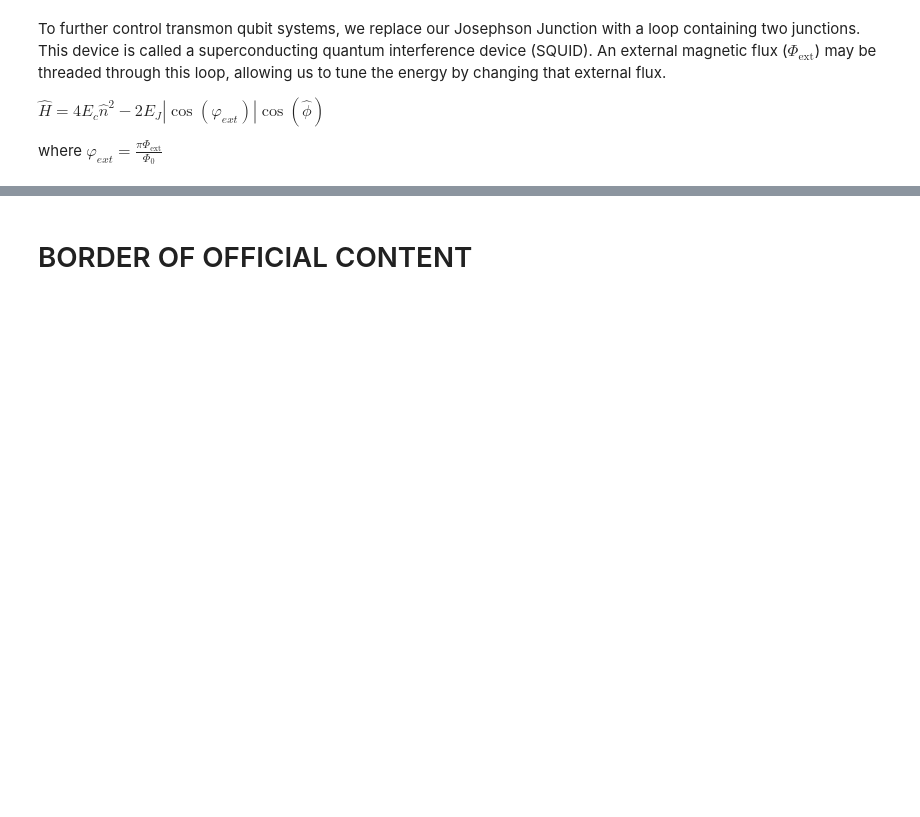
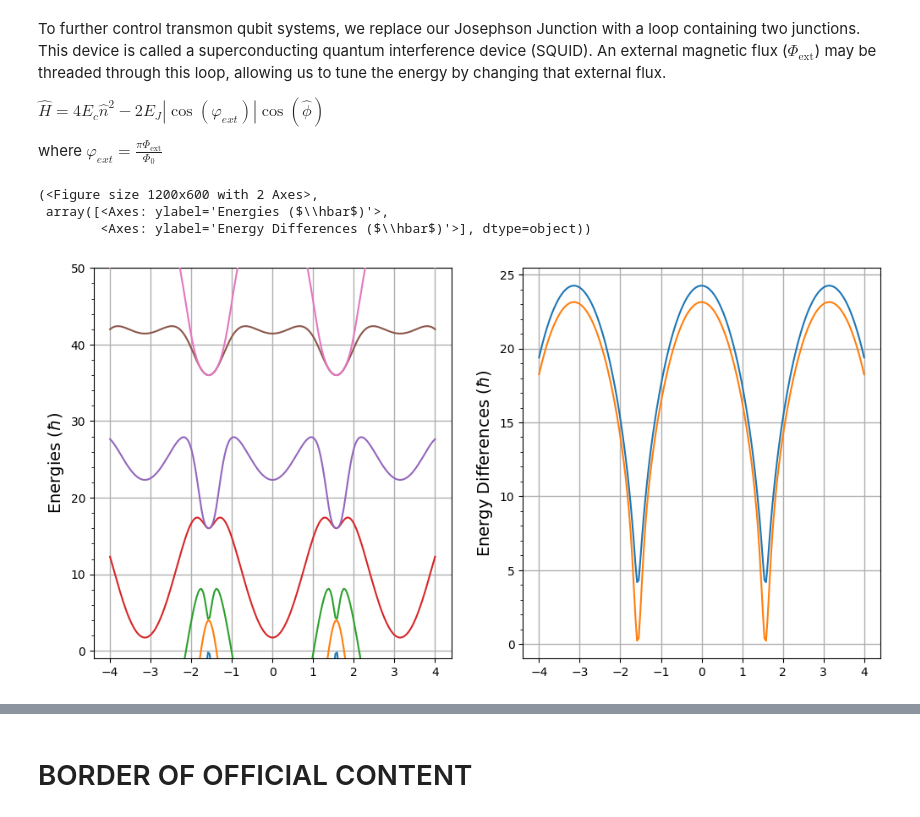
Before and after one commit to Khosmos3/Superconducting-Qubits, a Jupyter notebook: superconducting.ipynb, the cells around one changed output, grey strips where cells are left out. Drawn from its saved outputs; the diff is of its cells as text; code cells hidden in the pictures; blank space fills up the shorter version.

```diff
--- a/superconducting.ipynb
+++ b/superconducting.ipynb
@@ -275,3 +293,22 @@ To further control transmon qubit systems, we replace our Josephson Junction wit
 $\hat{H}=4E_c\hat{n}^2-2E_J|\cos(\varphi_{ext})|\cos(\hat{\phi})$
 
 where $\varphi_{ext}=\frac{\pi\Phi_{\text{ext}}}{\Phi_0}$
+# %%
+def split_transmon(Ec, Ej, phi, N):
+    H = 4 * Ec * (q.charge(N)**2).full() + Ej * np.abs(np.cos(phi)) * (np.diag(-np.ones(2*N), 1) + np.diag(-np.ones(2*N), -1))
+
+    return q.Qobj(H)
+# %%
+Ec = 1
+Ej = 40
+all_phi = np.linspace(-4, 4, 200)
+N = 10
+
+energies = np.array([split_transmon(Ec, Ej, phi, N).eigenenergies() for phi in all_phi])
+
+plot_energy_as_function(all_phi, energies, 50)
+# %% [output]
+(<Figure size 1200x600 with 2 Axes>,
+ array([<Axes: ylabel='Energies ($\\hbar$)'>,
+        <Axes: ylabel='Energy Differences ($\\hbar$)'>], dtype=object))
+[figure, added]
```
Also changed, not shown: parts of 10 cells of this notebook.
